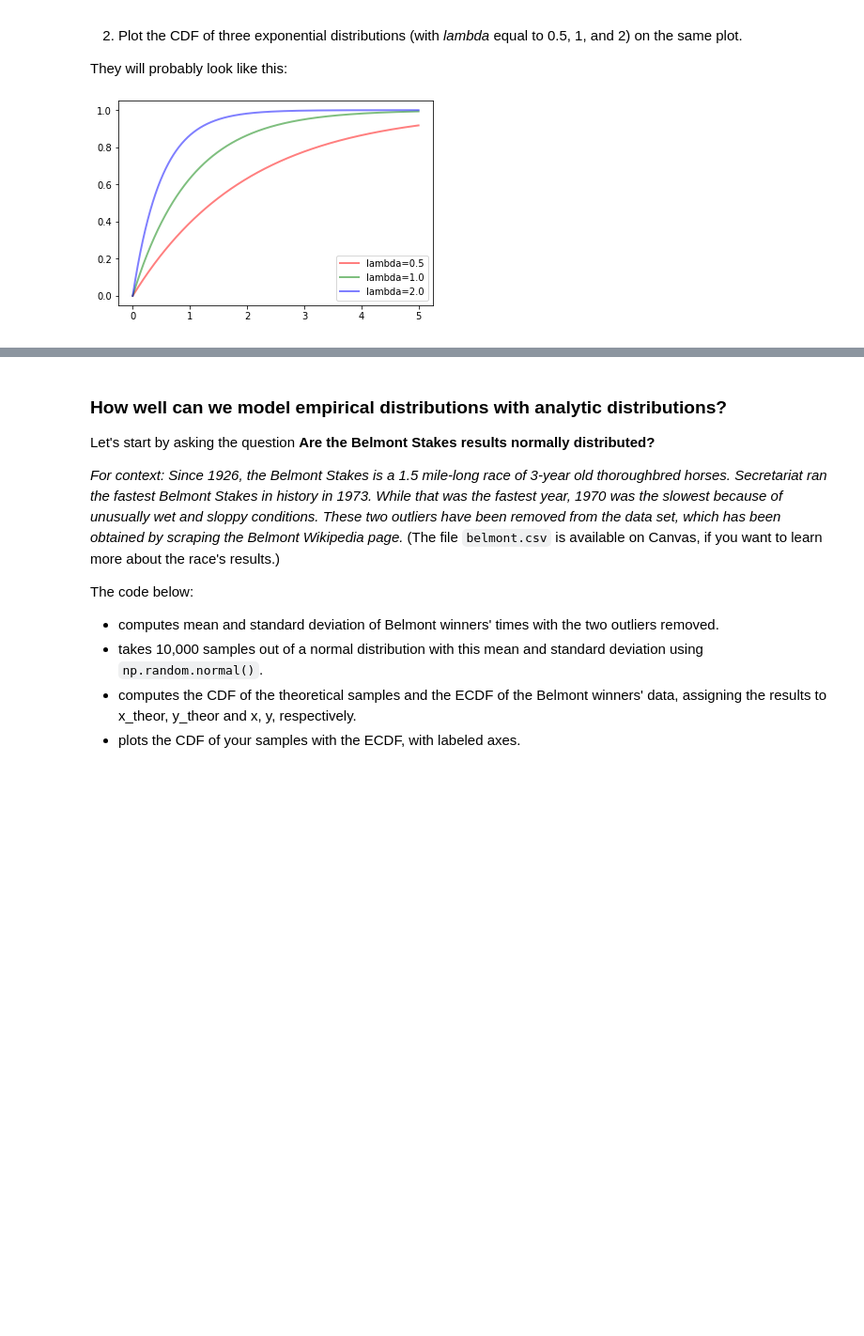
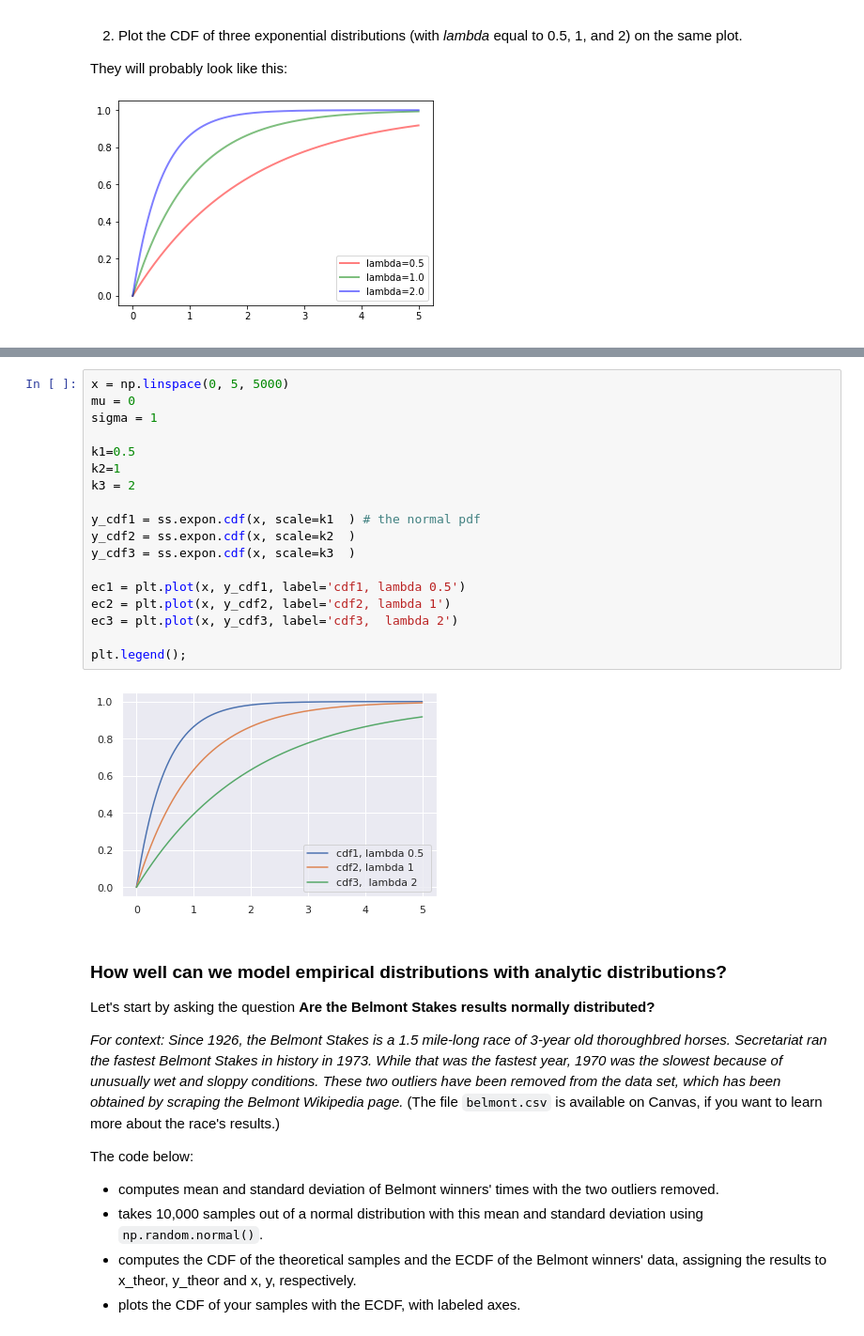
Before and after one commit to transcend112/CAP_course, a Jupyter notebook: nkumarachchi2019_CAP5768_Fall2020_Assignment3_STARTER.ipynb, the cells around one changed output, grey strips where cells are left out. Shown at 94% size. Cells and saved outputs as stored; diff of their text form; blank space fills up the shorter version.

```diff
--- a/nkumarachchi2019_CAP5768_Fall2020_Assignment3_STARTER.ipynb
+++ b/nkumarachchi2019_CAP5768_Fall2020_Assignment3_STARTER.ipynb
@@ -461,3 +523,23 @@ They will probably look like this:
+# %%
+x = np.linspace(0, 5, 5000)
+mu = 0
+sigma = 1
+
+k1=0.5
+k2=1
+k3 = 2
+
+y_cdf1 = ss.expon.cdf(x, scale=k1  ) # the normal pdf
+y_cdf2 = ss.expon.cdf(x, scale=k2  )
+y_cdf3 = ss.expon.cdf(x, scale=k3  )
+
+ec1 = plt.plot(x, y_cdf1, label='cdf1, lambda 0.5')
+ec2 = plt.plot(x, y_cdf2, label='cdf2, lambda 1')
+ec3 = plt.plot(x, y_cdf3, label='cdf3,  lambda 2')
+
+plt.legend();
+# %% [output]
+[figure, added]
 # %% [markdown]
 ### How well can we model empirical distributions with analytic distributions?
 
```
Also changed, not shown: parts of 36 cells of this notebook.
